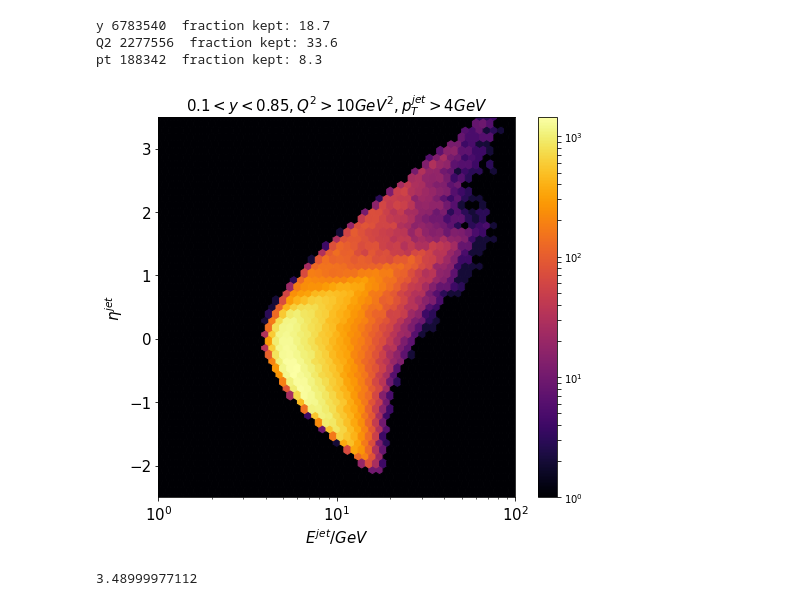
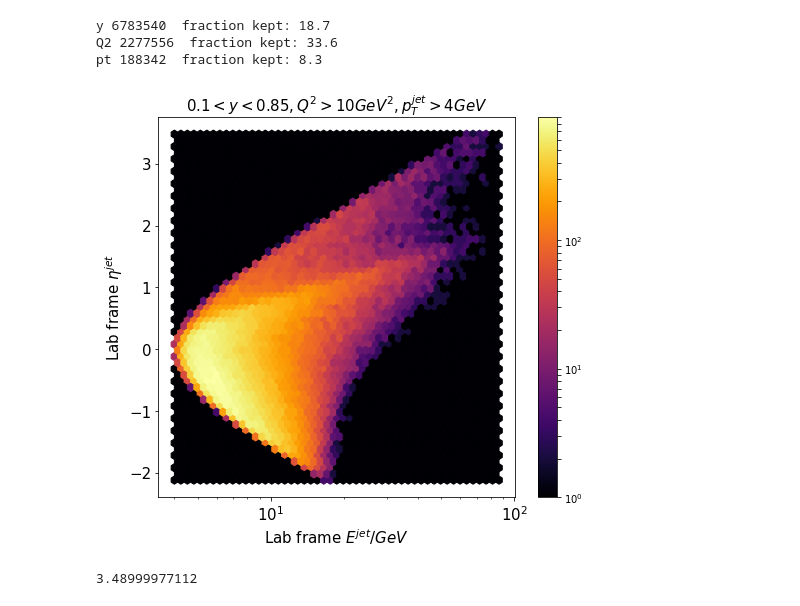
Before and after one commit to y-song/notebooks, a Jupyter notebook: eta_jet_vs_e_jet.ipynb, the cells around one changed output. Drawn from its saved outputs; the diff is of its cells as text; code cells hidden in the pictures.

Commit message:
Added 'lab frame' in label

```diff
--- a/eta_jet_vs_e_jet.ipynb
+++ b/eta_jet_vs_e_jet.ipynb
@@ -51,15 +51,12 @@ Q2 2277556  fraction kept: 33.6
 pt 188342  fraction kept: 8.3
 # %%
 fig = plt.figure(figsize=(8,7))
-plot2d(d, 'e_jet', 'eta_jet', '$ E^{jet}/GeV$', '$ \eta^{jet} $', '0.1 < y < 0.85, Q^2 > 10 GeV^2, p_T^{jet} > 4 GeV',\
-      lim=((0,2,-2.5,3.5)))
+plot2d(d, 'e_jet', 'eta_jet', 'Lab frame $ E^{jet}/GeV$', 'Lab frame $ \eta^{jet} $', '0.1 < y < 0.85, Q^2 > 10 GeV^2, p_T^{jet} > 4 GeV')
 plt.xticks(fontsize=15)
 plt.yticks(fontsize=15)
-plt.xlim(left=1, right=100)
-plt.ylim(bottom=-2.5, top=3.5)
 plt.savefig('images/eta_jet_vs_e_jet.pdf', bbox_inches='tight')
 # %% [output]
-[figure, old version]
+[figure, new version]
 # %%
 print max(d['eta_jet'])
 # %% [output]
```
Also changed, not shown: parts of 1 cell of this notebook.
